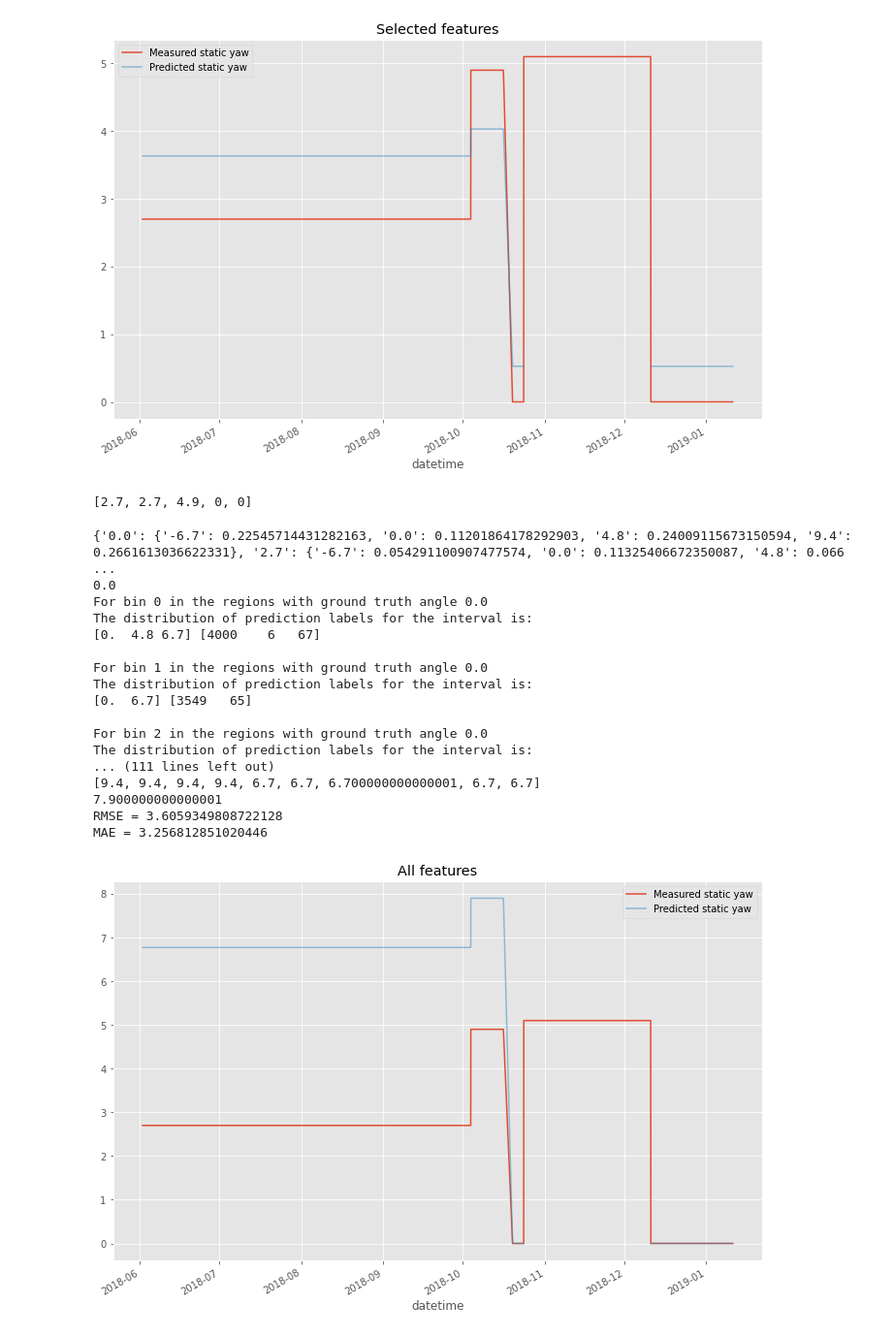
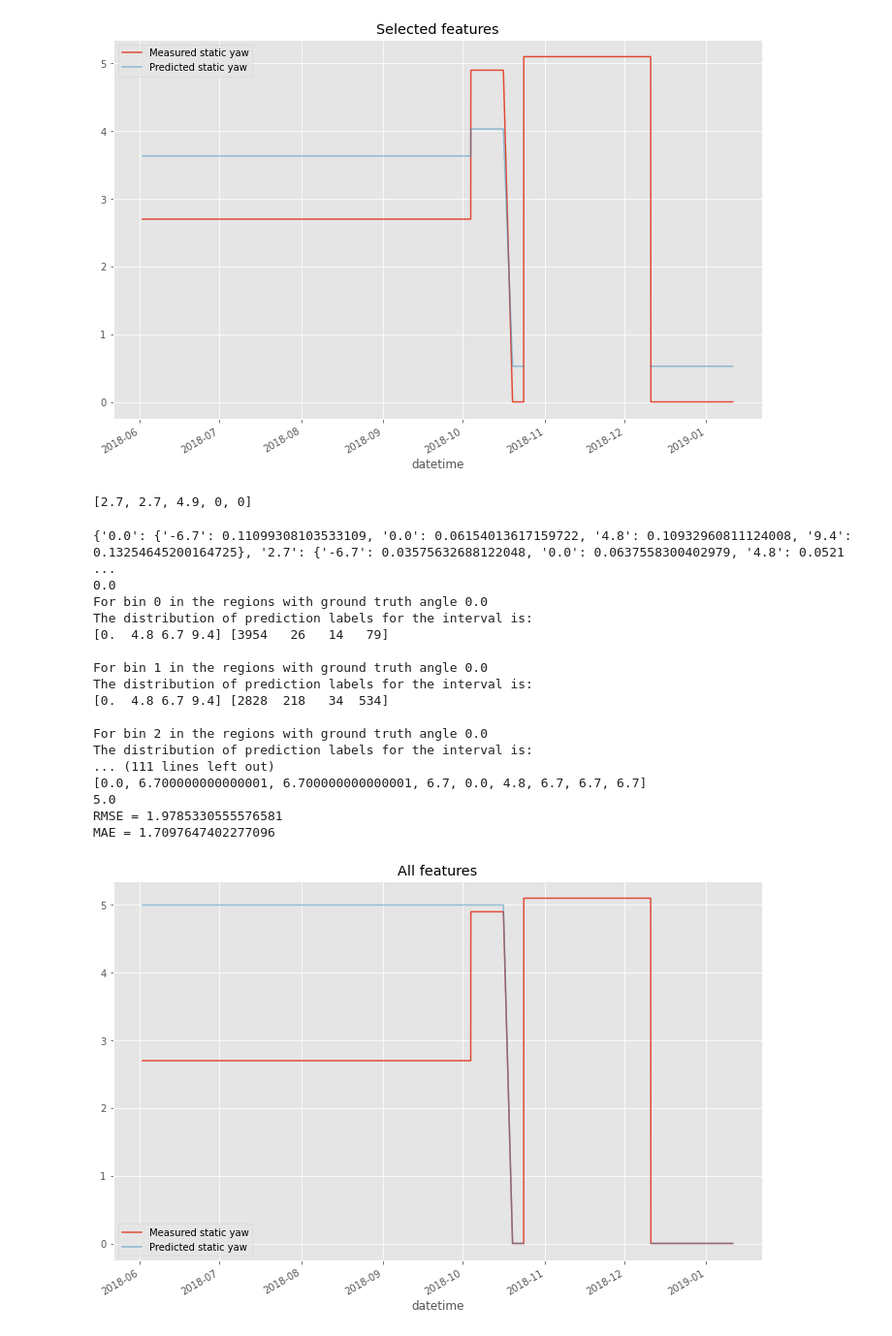
Before and after one commit to MORE-EU/complex-event-detection, a Jupyter notebook: experiments1/evaluate-bbz2-aggr-top2.ipynb, the cells around one changed output. Shown at 97% size. Drawn from its saved outputs; the diff is of its cells as text; code cells hidden in the pictures.

```diff
--- a/experiments1/evaluate-bbz2-aggr-top2.ipynb
+++ b/experiments1/evaluate-bbz2-aggr-top2.ipynb
@@ -498,7 +498,7 @@ MAE = 0.8542436357756362
 df_scaled = scale_df(df.copy())
 df_scaled['y'] = df['y']
 selected_features = ['wind speed', 'pitch angle', 'rotor speed']
-models_file = 'trained_models_wind_speed.pickle'
+models_file = 'trained_models_all.pickle'
 with open(models_file, 'rb') as file:
     models_dict = pickle.load(file)
 
@@ -509,7 +509,7 @@ for b in bin_masks:
     binned_data_dfs.append(df_temp.copy())
 
 fit_features = selected_features
-fit_features = ['wind speed']
+fit_features = ['wind speed', 'pitch angle', 'rotor speed', 'nacelle direction', 'wind direction', 'theta_d']
 target_feature = ['active power']
 
 evaluation_scores = {}
@@ -595,38 +595,38 @@ for th_s in np.unique(static_misalignment_values1):
 df['y_pred'] = np.nan
 for th_s in np.unique(static_misalignment_values1):
     df['y_pred'][df['y']==th_s] = result[str(th_s)]
 
 prediction = np.abs(df['y_pred'])
 target = np.abs(df['y'])
 
 rmse = np.sqrt(np.nanmean((prediction.values-target.values)**2))
 mae = np.nanmean(np.abs(prediction.values-target.values))
 m = (prediction.isna())
 print(f"RMSE = {rmse}")
 print(f"MAE = {mae}")
 
 target.plot(figsize=(12, 8), label = 'Measured static yaw')
 prediction.plot(alpha=0.5, label = 'Predicted static yaw')
 plt.title('All features')
 plt.legend()
 plt.show()
 # %% [output]
 [2.7, 2.7, 4.9, 0, 0]
-{'0.0': {'-6.7': 0.22545714431282163, '0.0': 0.11201864178292903, '4.8': 0.24009115673150594, '9.4': 0.2661613036622331}, '2.7': {'-6.7': 0.054291100907477574, '0.0': 0.11325406672350087, '4.8': 0.066 ...
+{'0.0': {'-6.7': 0.11099308103533109, '0.0': 0.06154013617159722, '4.8': 0.10932960811124008, '9.4': 0.13254645200164725}, '2.7': {'-6.7': 0.03575632688122048, '0.0': 0.0637558300402979, '4.8': 0.0521 ...
 0.0
 For bin 0 in the regions with ground truth angle 0.0
 The distribution of prediction labels for the interval is:
-[0.  4.8 6.7] [4000    6   67]
+[0.  4.8 6.7 9.4] [3954   26   14   79]
 
 For bin 1 in the regions with ground truth angle 0.0
 The distribution of prediction labels for the interval is:
-[0.  6.7] [3549   65]
+[0.  4.8 6.7 9.4] [2828  218   34  534]
 
 For bin 2 in the regions with ground truth angle 0.0
 The distribution of prediction labels for the interval is:
 ... (111 lines left out)
-[9.4, 9.4, 9.4, 9.4, 6.7, 6.7, 6.700000000000001, 6.7, 6.7]
-7.900000000000001
-RMSE = 3.6059349808722128
-MAE = 3.256812851020446
+[0.0, 6.700000000000001, 6.700000000000001, 6.7, 0.0, 4.8, 6.7, 6.7, 6.7]
+5.0
+RMSE = 1.9785330555576581
+MAE = 1.7097647402277096
-[figure, old version]
+[figure, new version]
```
Also changed, not shown: 2 other files.
